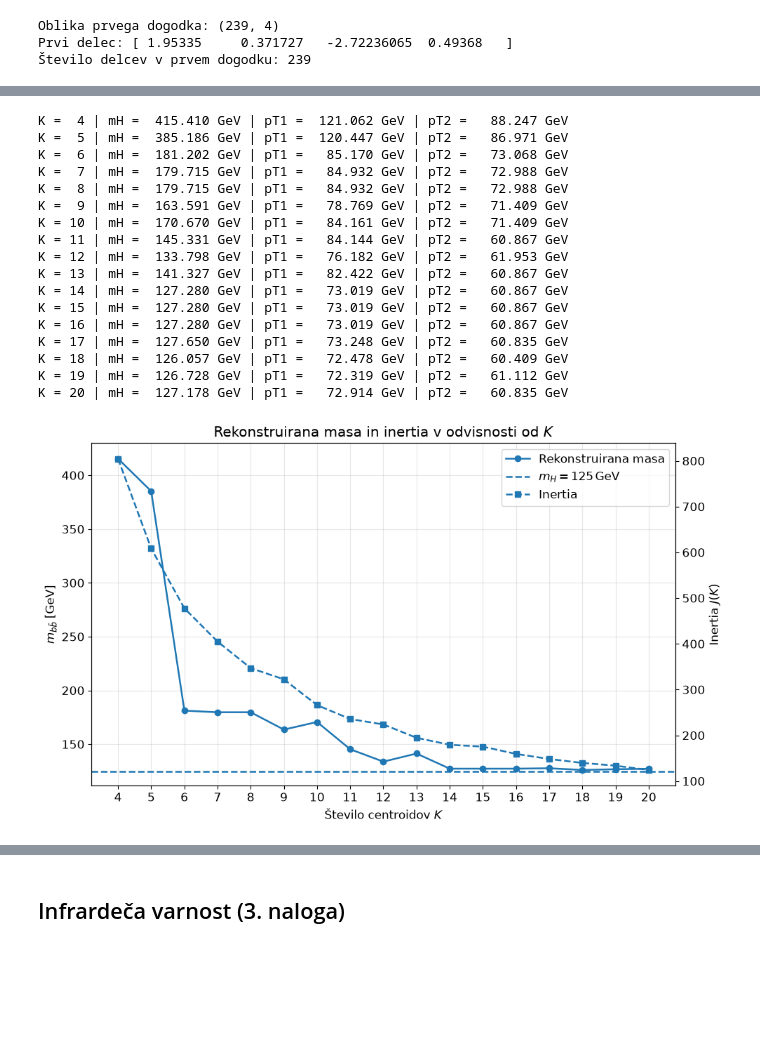
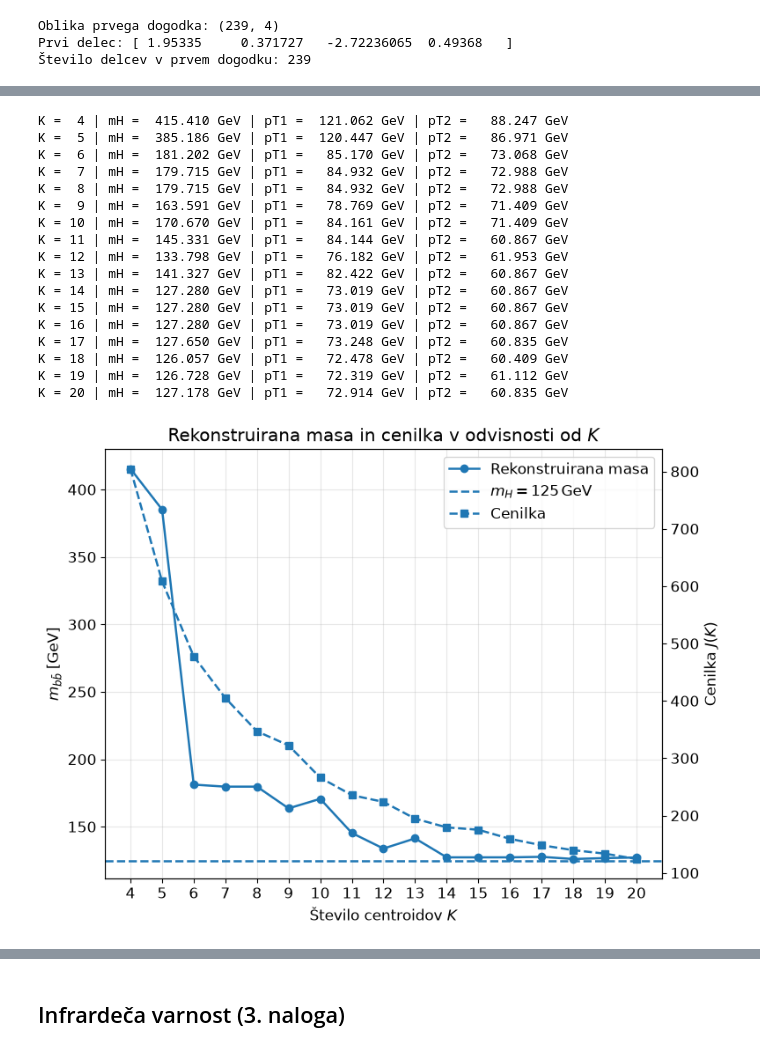
Before and after one commit to tadejkooo/PSUF, a Jupyter notebook: PSUF6/python/main.ipynb, the cells around one changed output, grey strips where cells are left out. Saved outputs shown, nothing was run; the diff lists cells and outputs as text; code cells hidden in the pictures; blank space fills up the shorter version.

```diff
--- a/PSUF6/python/main.ipynb
+++ b/PSUF6/python/main.ipynb
@@ -659,7 +691,7 @@ inertia_array = np.array([
     result["inertia"] for result in results
 ])
 
-fig, ax1 = plt.subplots(figsize=(10, 6))
+fig, ax1 = plt.subplots(figsize=(8, 6))
 
 # Leva y-os: invariantna masa
 line1 = ax1.plot(
@@ -692,44 +724,48 @@ line2 = ax2.plot(
     marker="s",
     linestyle="--",
     linewidth=1.8,
-    label="Inertia"
+    label="Cenilka"
 )
 
-ax2.set_ylabel(r"Inertia $J(K)$")
+ax2.set_ylabel(r"Cenilka $J(K)$")
 
 
 # Skupna legenda za obe osi
 lines_1, labels_1 = ax1.get_legend_handles_labels()
 lines_2, labels_2 = ax2.get_legend_handles_labels()
 
 ax1.legend(
     lines_1 + lines_2,
     labels_1 + labels_2,
     loc="best"
 )
 
-plt.title("Rekonstruirana masa in inertia v odvisnosti od $K$")
+plt.title("Rekonstruirana masa in cenilka v odvisnosti od $K$")
 plt.tight_layout()
+plt.savefig(
+    "/home/tadej/Desktop/STUDIJ/mag-2.letnik/PSUF/PSUF6/latex/imgs/kmeans_results.pdf",
+    bbox_inches="tight"
+)
 plt.show()
 # %% [output]
 K =  4 | mH =  415.410 GeV | pT1 =  121.062 GeV | pT2 =   88.247 GeV
 K =  5 | mH =  385.186 GeV | pT1 =  120.447 GeV | pT2 =   86.971 GeV
 K =  6 | mH =  181.202 GeV | pT1 =   85.170 GeV | pT2 =   73.068 GeV
 K =  7 | mH =  179.715 GeV | pT1 =   84.932 GeV | pT2 =   72.988 GeV
 K =  8 | mH =  179.715 GeV | pT1 =   84.932 GeV | pT2 =   72.988 GeV
 K =  9 | mH =  163.591 GeV | pT1 =   78.769 GeV | pT2 =   71.409 GeV
 K = 10 | mH =  170.670 GeV | pT1 =   84.161 GeV | pT2 =   71.409 GeV
 K = 11 | mH =  145.331 GeV | pT1 =   84.144 GeV | pT2 =   60.867 GeV
 K = 12 | mH =  133.798 GeV | pT1 =   76.182 GeV | pT2 =   61.953 GeV
 K = 13 | mH =  141.327 GeV | pT1 =   82.422 GeV | pT2 =   60.867 GeV
 K = 14 | mH =  127.280 GeV | pT1 =   73.019 GeV | pT2 =   60.867 GeV
 K = 15 | mH =  127.280 GeV | pT1 =   73.019 GeV | pT2 =   60.867 GeV
 K = 16 | mH =  127.280 GeV | pT1 =   73.019 GeV | pT2 =   60.867 GeV
 K = 17 | mH =  127.650 GeV | pT1 =   73.248 GeV | pT2 =   60.835 GeV
 K = 18 | mH =  126.057 GeV | pT1 =   72.478 GeV | pT2 =   60.409 GeV
 K = 19 | mH =  126.728 GeV | pT1 =   72.319 GeV | pT2 =   61.112 GeV
 K = 20 | mH =  127.178 GeV | pT1 =   72.914 GeV | pT2 =   60.835 GeV
-[figure, old version]
+[figure, new version]
 # %%
 K = 14
 
```
Also changed, not shown: parts of 11 cells of this notebook, 19 other files.
